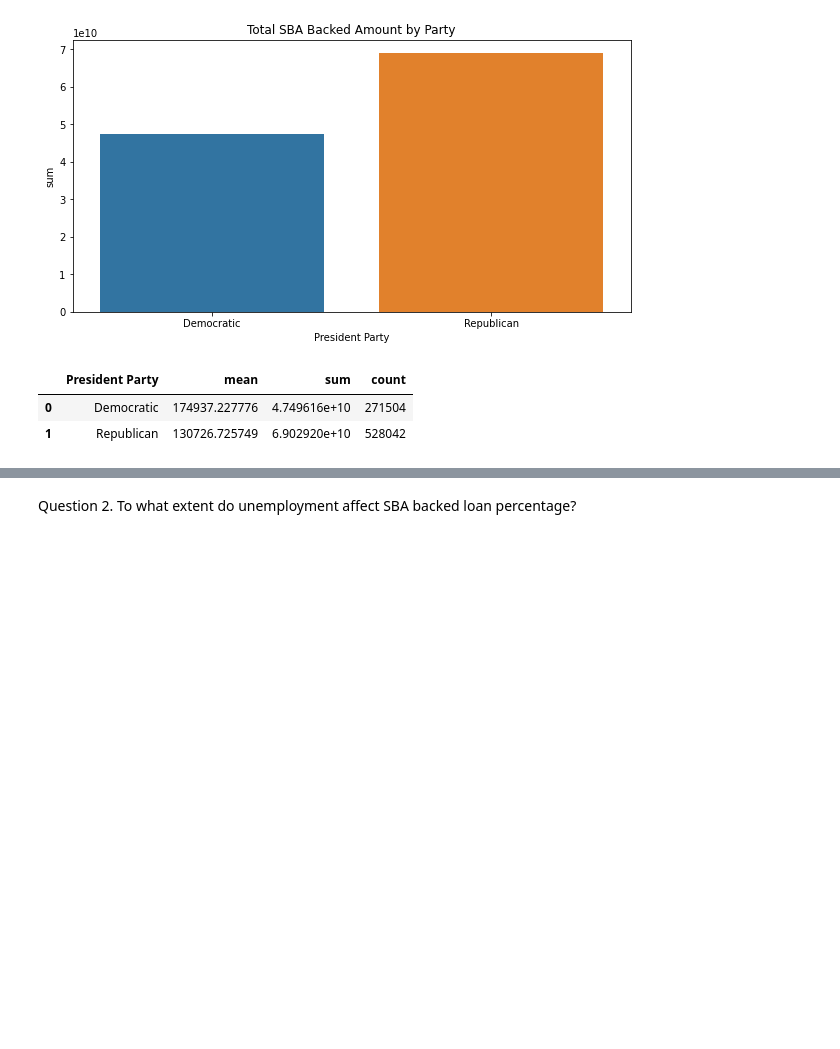
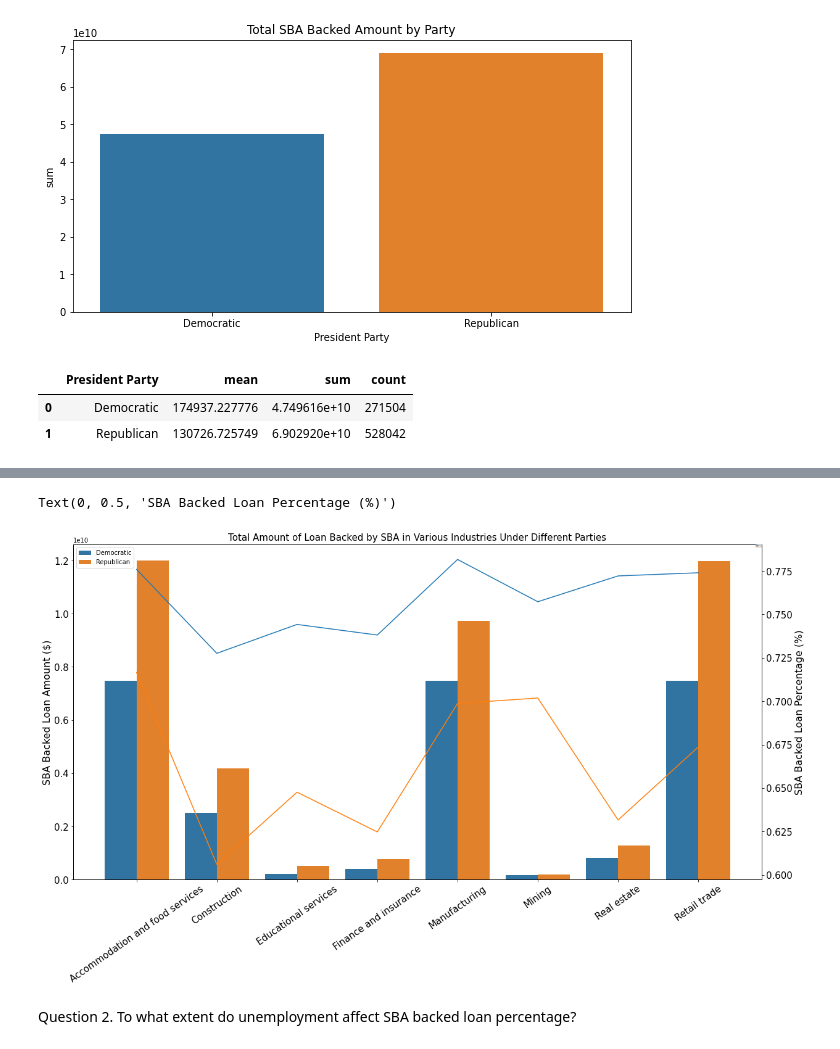
Before and after one commit to CIV2T1PEY/CIV1498-Group-Project, a Jupyter notebook: Python_YuLin.ipynb, the cells around one changed output, grey strips where cells are left out. Cells and saved outputs as stored; diff of their text form; code cells hidden in the pictures; blank space fills up the shorter version.

```diff
--- a/Python_YuLin.ipynb
+++ b/Python_YuLin.ipynb
@@ -308,3 +373,24 @@ Lastly, I want to analyze the
+# %%
+plt.figure(figsize=(20,10))
+plt.title('Total Amount of Loan Backed by SBA in Various Industries Under Different Parties', fontsize = 15)
+y = df_groupby_industry_and_party['SBA_Appv']['sum']
+ax3 = sns.barplot(x = 'Industry',y = y,data = df_groupby_industry_and_party, hue = 'President Party')
+plt.xlabel('', fontsize=15)
+plt.ylabel('SBA Backed Loan Amount ($)', fontsize=16)
+plt.xticks(fontsize= 15)
+plt.yticks(fontsize= 15)
+ax3.legend()
+plt.xticks(rotation = 35)
+
+y2 = df_groupby_industry_and_party['SBA_backed_portion']['mean']
+ax3 = plt.twinx()
+sns.lineplot(data=df_groupby_industry_and_party, x = 'Industry', y = y2, color="r", ax=ax3 ,hue = 'President Party')
+plt.yticks(fontsize= 15)
+ax3.legend(fontsize= 0)
+plt.ylabel('SBA Backed Loan Percentage (%)', fontsize=16)
+# %% [output]
+Text(0, 0.5, 'SBA Backed Loan Percentage (%)')
+[figure, added]
 # %% [markdown]
 Question 2. To what extent do unemployment affect SBA backed loan percentage?
 # %%
```
Also changed, not shown: parts of 6 cells of this notebook.
